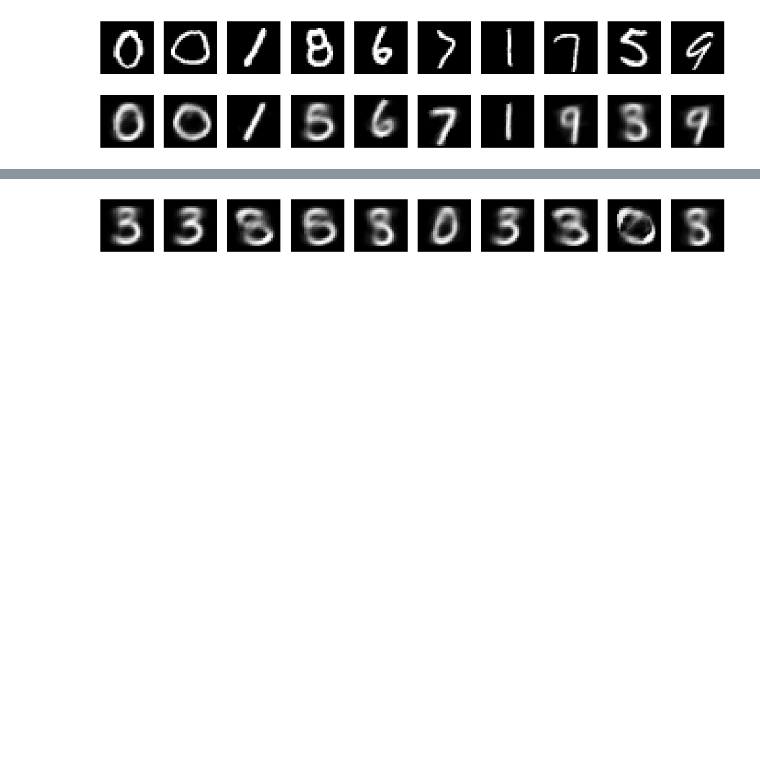
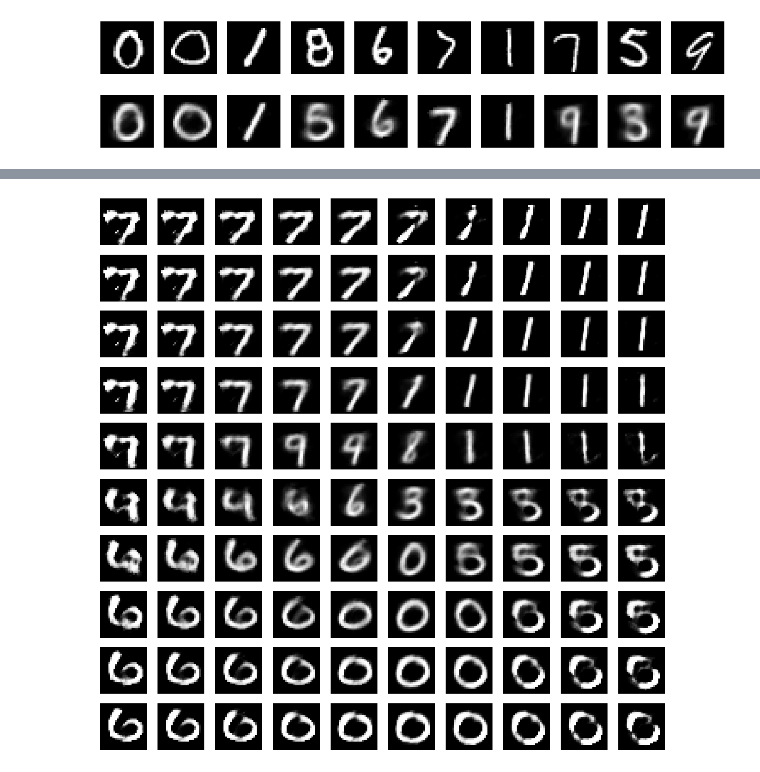
Before and after one commit to hsywhu/Variational-AutoEncoder, a Jupyter notebook: Assignment Four.ipynb, the cells around one changed output, grey strips where cells are left out. Cells and saved outputs as stored; diff of their text form; code cells hidden in the pictures; blank space fills up the shorter version.

```diff
--- a/Assignment Four.ipynb
+++ b/Assignment Four.ipynb
@@ -569,0 +693,10 @@ plt.show()
+# %%
+# load the best varational auto-encoder model
+variational_autoencoder.load_weights('./best_model_vae_weights.pth')
+
+# extract the decoder network from the original model
+decoder_vae_layer1 = variational_autoencoder.layers[5]
+decoder_vae_layer2 = variational_autoencoder.layers[6]
+vae_input = Input(shape=(2,))
+decoder_vae = Model(vae_input, decoder_vae_layer2(decoder_vae_layer1(vae_input)))
+decoder_vae.summary()
@@ -570,19 +717,21 @@ plt.show()
 # %%
+# generate images by inputing random number to decoder
+
 img_num = 10
-plt.figure(figsize=(18, 4))
+
+plt.figure(figsize=(18, 18))
 plt.gray()
 
-generated_mean = (np.random.rand(img_num, 2, )) * 3
-generated_var = (np.random.rand(img_num, 2, )) * 3
-eps = np.random.normal(loc=0.0, scale=1.0, size=(10, 2))
-generated_norm = generated_mean + np.exp(0.5 * generated_var) * eps
-predicted_imgs = decoder_fc_norm.predict(generated_norm)
+grid_x = np.linspace(-5, 5, img_num)
+grid_y = np.linspace(-5, 5, img_num)[::-1]
 
-for i in range(img_num):
-    img_decoded = predicted_imgs[i]
-    ax = plt.subplot(1, img_num, i+1)
-    plt.imshow(img_decoded.reshape(28, 28))
-    ax.axis('off')
+for i, yi in enumerate(grid_y):
+    for j, xi in enumerate(grid_x):
+        z_sample = np.array([[xi, yi]])
+        img_decoded = decoder_vae.predict(z_sample)
+        ax = plt.subplot(img_num, img_num, i*img_num+j+1)
+        plt.imshow(img_decoded.reshape(28, 28))
+        ax.axis('off')
 plt.show()
 # %% [output]
-[figure, old version]
+[figure, new version]
```
Also changed, not shown: parts of 8 cells of this notebook.
